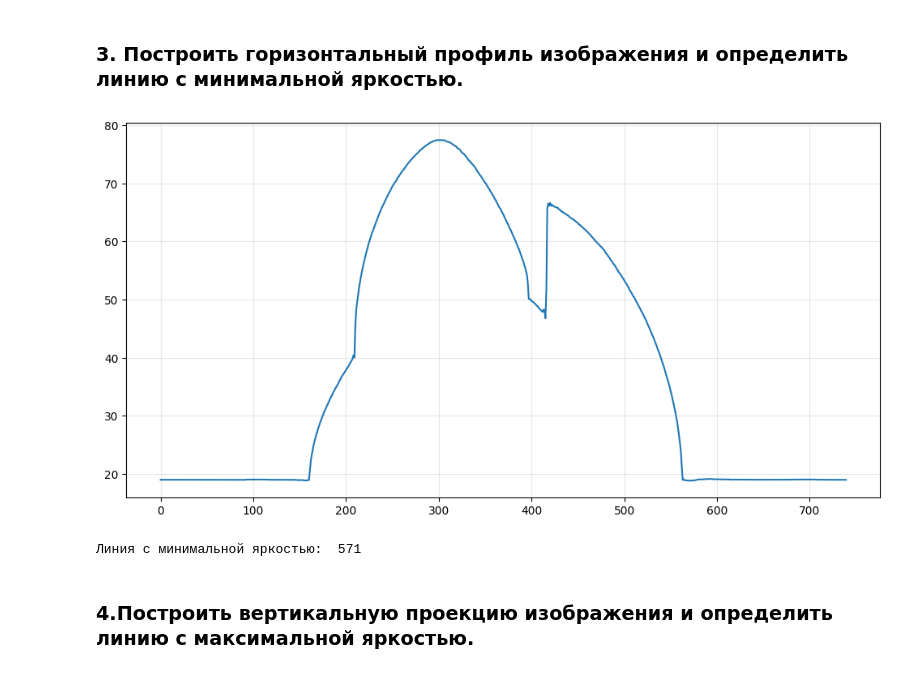
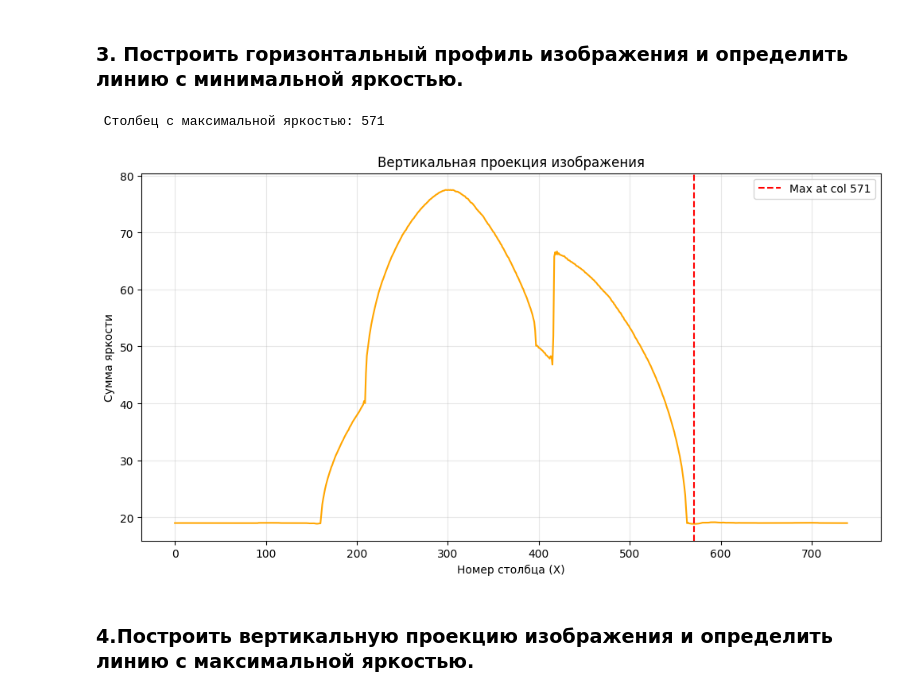
Before and after one commit to Travkova/CV_labs, a Jupyter notebook: Гистограмма, профили и проекции/lab2.ipynb, the cells around one changed output. Saved outputs shown, nothing was run; the diff lists cells and outputs as text; code cells hidden in the pictures.

```diff
--- a/Гистограмма, профили и проекции/lab2.ipynb
+++ b/Гистограмма, профили и проекции/lab2.ipynb
@@ -75,15 +75,22 @@ blue  =  57.616018991964935
 # %%
 height, width = gray_image.shape
 
 horizontal_profile = np.mean(gray_image,axis=1)
-plt.figure(figsize=(12,6))
-plt.plot(horizontal_profile)
+
+print(f' Столбец с максимальной яркостью: {np.argmin(horizontal_profile)} ')
+
+plt.figure(figsize=(12, 6))
+plt.plot(horizontal_profile, color='orange')
+plt.axvline(x=np.argmin(horizontal_profile), color='red', linestyle='--', label=f'Max at col {np.argmin(horizontal_profile)}')
+plt.title('Вертикальная проекция изображения')
+plt.xlabel('Номер столбца (X)')
+plt.ylabel('Сумма яркости')
+plt.legend()
 plt.grid(True, alpha=0.3)
 plt.show()
-print("Линия с минимальной яркостью: ", np.argmin(horizontal_profile))
 # %% [output]
+ Столбец с максимальной яркостью: 571
-[figure, old version]
+[figure, new version]
-Линия с минимальной яркостью:  571
 # %% [markdown]
 ### 4.Построить вертикальную проекцию изображения и определить линию с максимальной яркостью.
 # %% [markdown]
```
Also changed, not shown: parts of 2 cells of this notebook.
